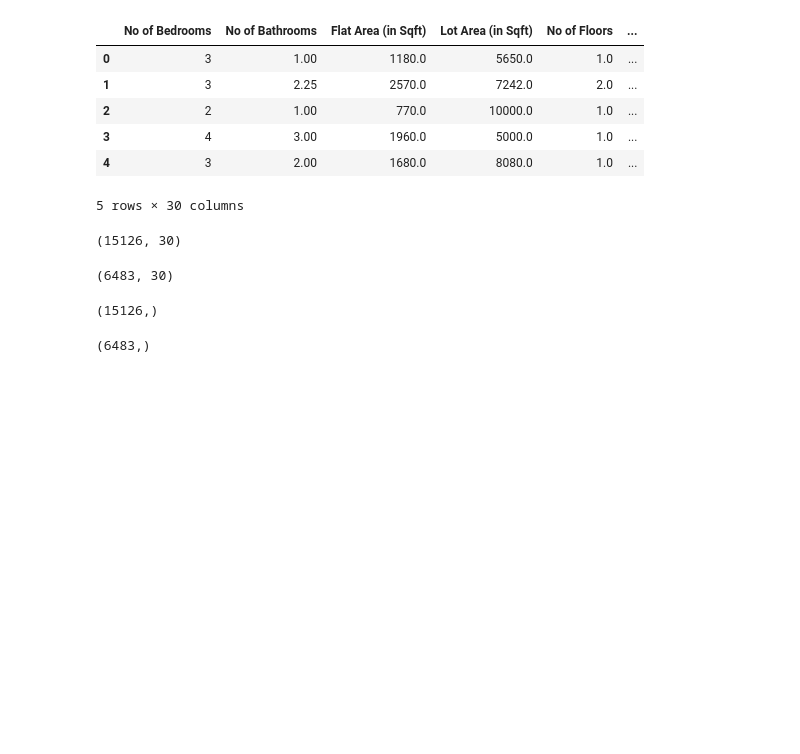
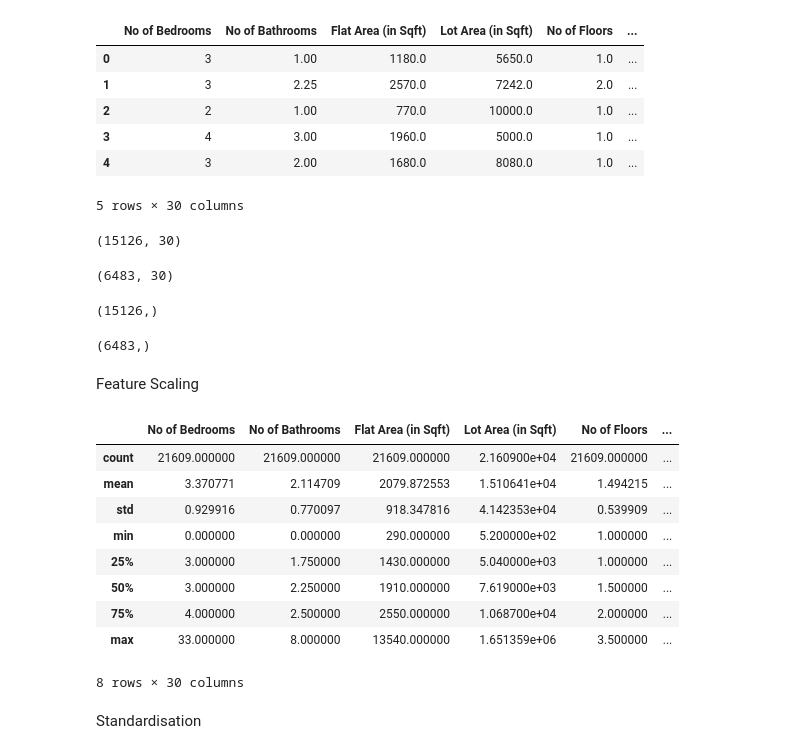
Before and after one commit to VelampalepuRohitAnjaniKumar/Machine-Learning-, a Jupyter notebook: Splitting of Data.ipynb, the cells around one changed output. Cells and saved outputs as stored; diff of their text form; code cells hidden in the pictures; blank space fills up the shorter version.

```diff
--- a/Splitting of Data.ipynb
+++ b/Splitting of Data.ipynb
@@ -75,3 +75,20 @@ train_y.shape
 test_y.shape
 # %% [output]
 (6483,)
+# %% [markdown]
+Feature Scaling
+# %%
+x.describe()
+# %% [output]
+|  | No of Bedrooms | No of Bathrooms | Flat Area (in Sqft) | Lot Area (in Sqft) | No of Floors | ... |
+| count | 21609.000000 | 21609.000000 | 21609.000000 | 2.160900e+04 | 21609.000000 | ... |
+| mean | 3.370771 | 2.114709 | 2079.872553 | 1.510641e+04 | 1.494215 | ... |
+| std | 0.929916 | 0.770097 | 918.347816 | 4.142353e+04 | 0.539909 | ... |
+| min | 0.000000 | 0.000000 | 290.000000 | 5.200000e+02 | 1.000000 | ... |
+| 25% | 3.000000 | 1.750000 | 1430.000000 | 5.040000e+03 | 1.000000 | ... |
+| 50% | 3.000000 | 2.250000 | 1910.000000 | 7.619000e+03 | 1.500000 | ... |
+| 75% | 4.000000 | 2.500000 | 2550.000000 | 1.068700e+04 | 2.000000 | ... |
+| max | 33.000000 | 8.000000 | 13540.000000 | 1.651359e+06 | 3.500000 | ... |
+8 rows × 30 columns
+# %% [markdown]
+Standardisation
```
Also changed, not shown: parts of 4 cells of this notebook.
